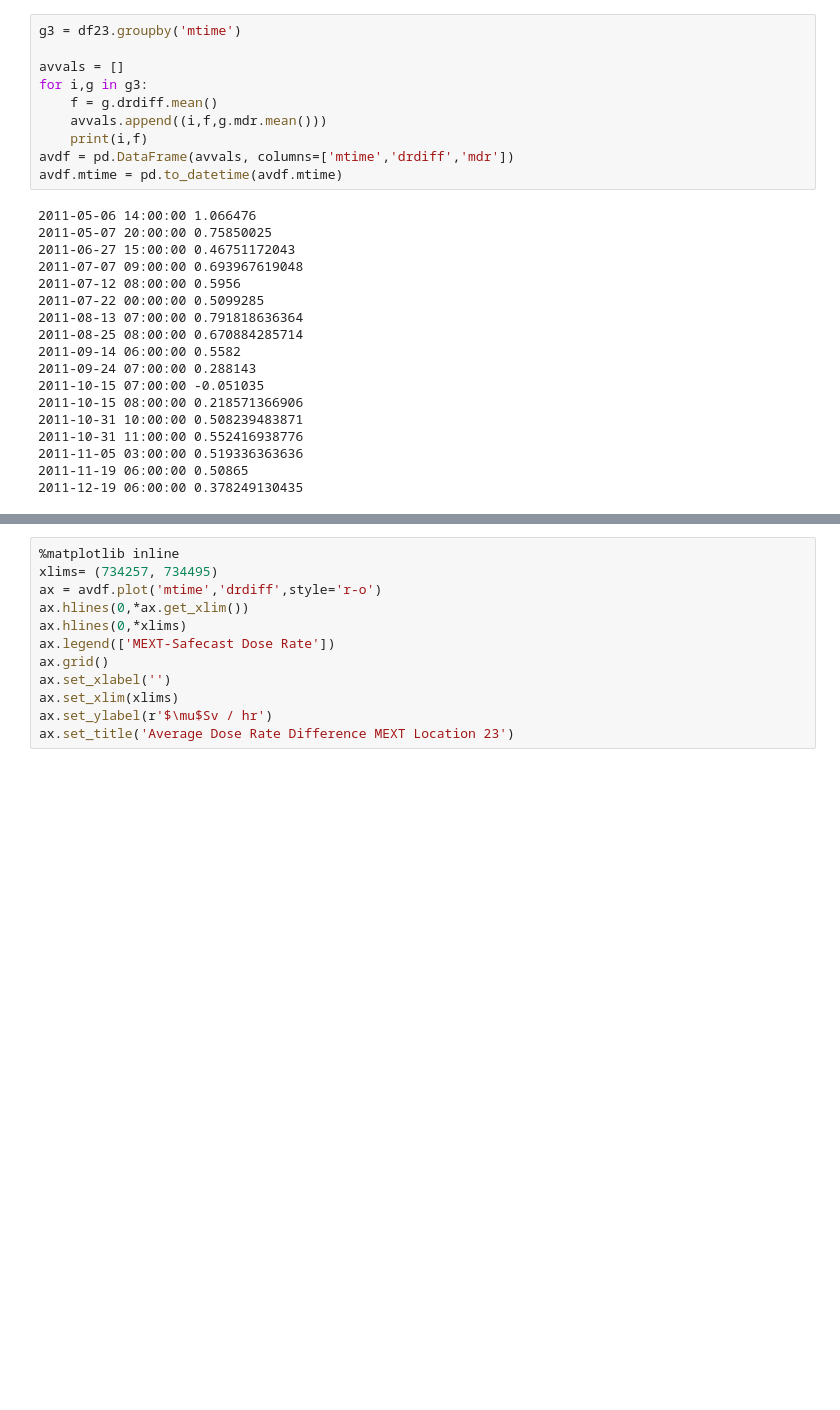
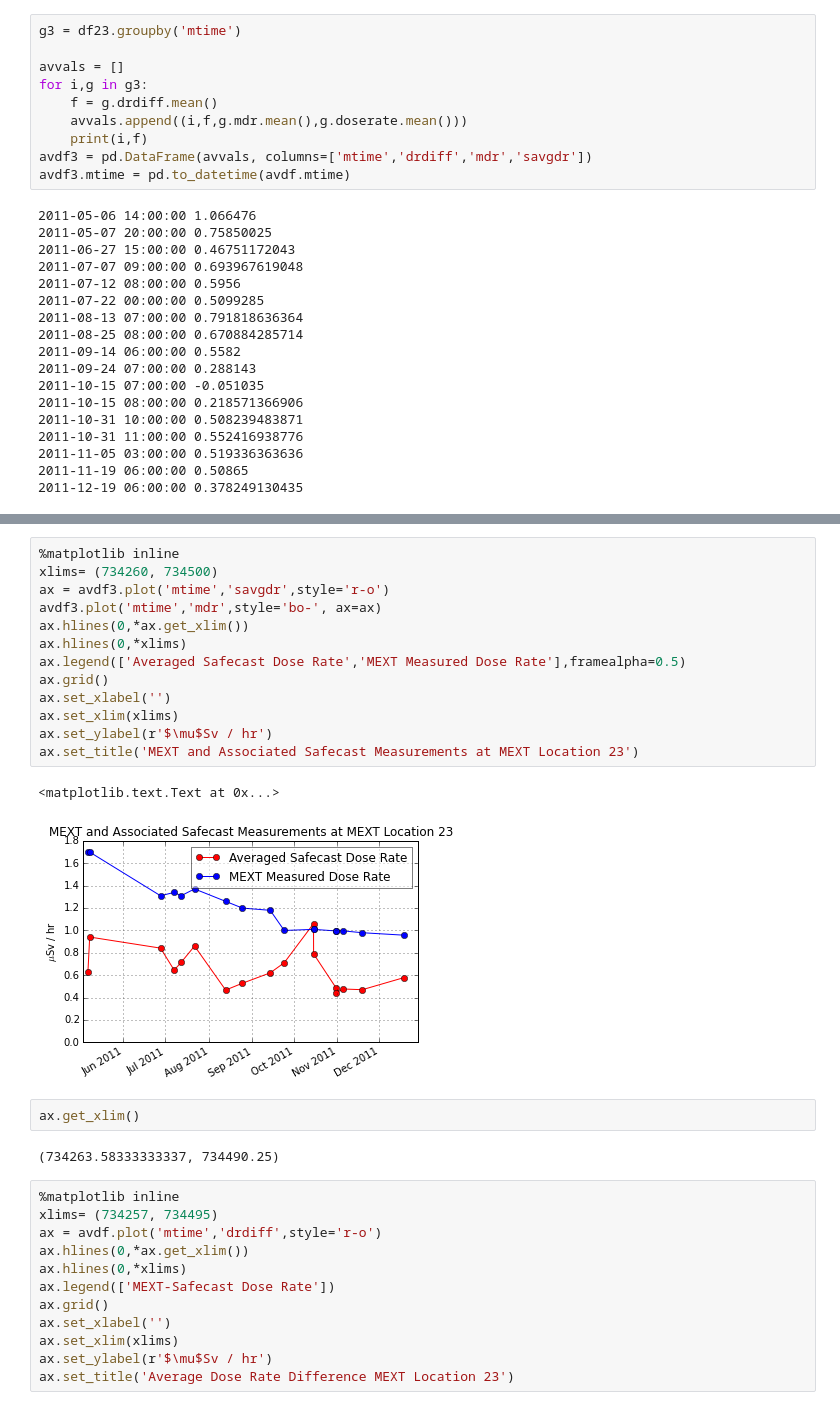
Before and after one commit to fdac15/fukushima, a Jupyter notebook: doserate_difference_plots.ipynb, the cells around one changed output, grey strips where cells are left out. Cells and saved outputs as stored; diff of their text form; blank space fills up the shorter version.

Commit message:
plots on distance from fukushima

```diff
--- a/doserate_difference_plots.ipynb
+++ b/doserate_difference_plots.ipynb
@@ -11,10 +11,10 @@ g3 = df23.groupby('mtime')
 avvals = []
 for i,g in g3:
     f = g.drdiff.mean()
-    avvals.append((i,f,g.mdr.mean()))
+    avvals.append((i,f,g.mdr.mean(),g.doserate.mean()))
     print(i,f)
-avdf = pd.DataFrame(avvals, columns=['mtime','drdiff','mdr'])
-avdf.mtime = pd.to_datetime(avdf.mtime)
+avdf3 = pd.DataFrame(avvals, columns=['mtime','drdiff','mdr','savgdr'])
+avdf3.mtime = pd.to_datetime(avdf.mtime)
 # %% [output]
 2011-05-06 14:00:00 1.066476
 2011-05-07 20:00:00 0.75850025
@@ -57,3 +57,23 @@ avdf
+# %%
+%matplotlib inline
+xlims= (734260, 734500)
+ax = avdf3.plot('mtime','savgdr',style='r-o')
+avdf3.plot('mtime','mdr',style='bo-', ax=ax)
+ax.hlines(0,*ax.get_xlim())
+ax.hlines(0,*xlims)
+ax.legend(['Averaged Safecast Dose Rate','MEXT Measured Dose Rate'],framealpha=0.5)
+ax.grid()
+ax.set_xlabel('')
+ax.set_xlim(xlims)
+ax.set_ylabel(r'$\mu$Sv / hr')
+ax.set_title('MEXT and Associated Safecast Measurements at MEXT Location 23')
+# %% [output]
+<matplotlib.text.Text at 0x...>
+[figure, added]
+# %%
+ax.get_xlim()
+# %% [output]
+(734263.58333333337, 734490.25)
 # %%
 %matplotlib inline
 xlims= (734257, 734495)
```
Also changed, not shown: parts of 3 cells of this notebook, 3 other files.
